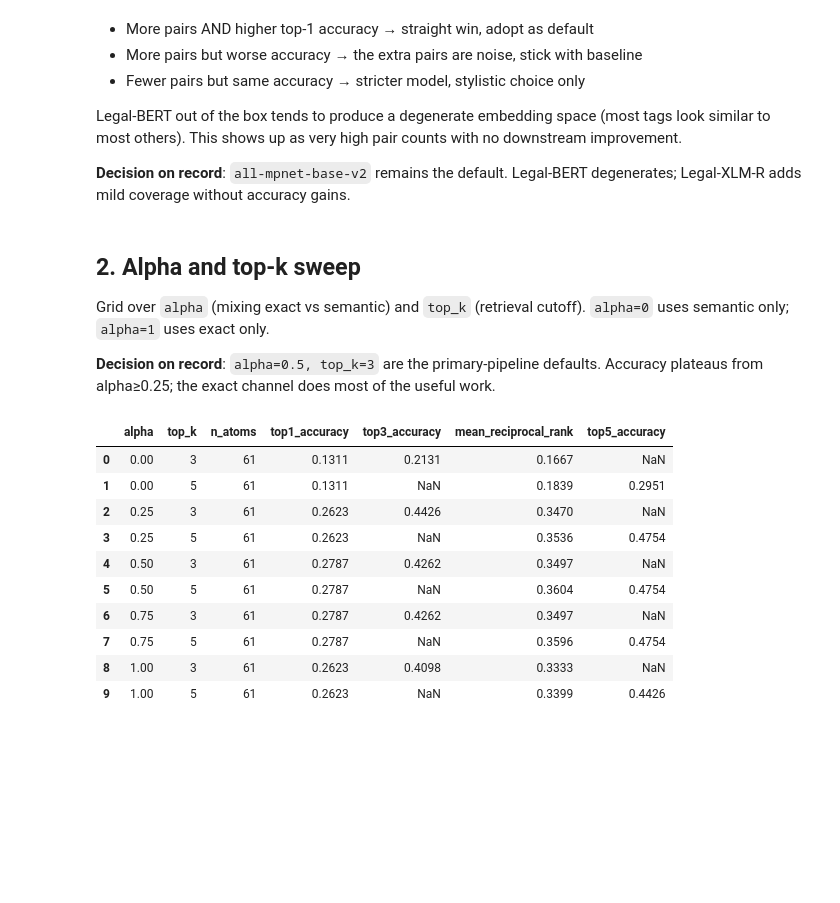
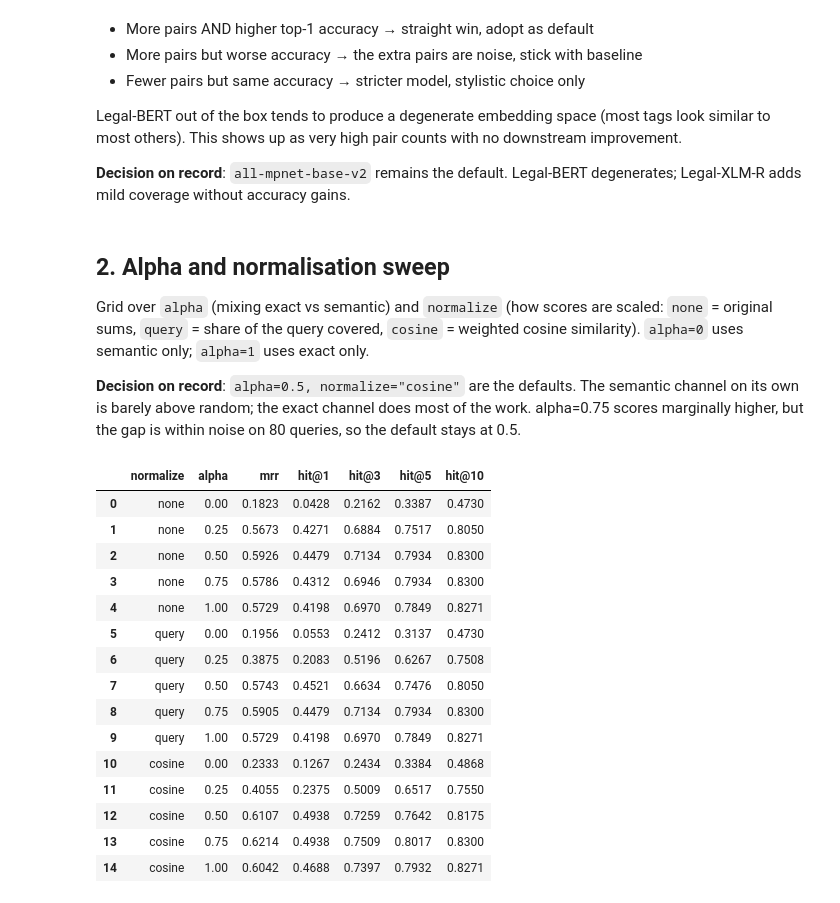
Before and after one commit to robinAssam/ArticleRelationshipModel, a Jupyter notebook: notebooks/02_experiments.ipynb, the cells around one changed output. Drawn from its saved outputs; the diff is of its cells as text; code cells hidden in the pictures; blank space fills up the shorter version.

```diff
--- a/notebooks/02_experiments.ipynb
+++ b/notebooks/02_experiments.ipynb
@@ -248,7 +249,7 @@ for label, pairs in sim_pairs_by_model.items():
     if pairs is None:
         downstream.append({'model': label, 'status': 'skipped'})
         continue
-    _, s = evaluate_classifier_loo(df, weights=weights_idf, sim_pairs=pairs, alpha=0.5, top_k=3)
+    _, s = evaluate_article_retrieval(df, sim_pairs=pairs, alpha=0.5)
     downstream.append({'model': label, 'n_sim_pairs': len(pairs), **s})
 
 pd.DataFrame(downstream)
@@ -273,29 +274,38 @@ counts with no downstream improvement.
 **Decision on record**: `all-mpnet-base-v2` remains the default. Legal-BERT
 degenerates; Legal-XLM-R adds mild coverage without accuracy gains.
 # %% [markdown]
-## 2. Alpha and top-k sweep
+## 2. Alpha and normalisation sweep
 
-Grid over `alpha` (mixing exact vs semantic) and `top_k` (retrieval cutoff).
-`alpha=0` uses semantic only; `alpha=1` uses exact only.
+Grid over `alpha` (mixing exact vs semantic) and `normalize` (how scores are
+scaled: `none` = original sums, `query` = share of the query covered,
+`cosine` = weighted cosine similarity). `alpha=0` uses semantic only;
+`alpha=1` uses exact only.
 
-**Decision on record**: `alpha=0.5, top_k=3` are the primary-pipeline defaults.
-Accuracy plateaus from alpha≥0.25; the exact channel does most of the useful work.
+**Decision on record**: `alpha=0.5, normalize="cosine"` are the defaults.
+The semantic channel on its own is barely above random; the exact channel
+does most of the work. alpha=0.75 scores marginally higher, but the gap is
+within noise on 80 queries, so the default stays at 0.5.
 # %%
 sweep_rows = []
-for a in [0.0, 0.25, 0.5, 0.75, 1.0]:
-    for k in [3, 5]:
-        _, s = evaluate_classifier_loo(df, weights=weights_idf, sim_pairs=sim_pairs, alpha=a, top_k=k)
-        sweep_rows.append({'alpha': a, 'top_k': k, **s})
-pd.DataFrame(sweep_rows)
+for norm in ['none', 'query', 'cosine']:
+    for a in [0.0, 0.25, 0.5, 0.75, 1.0]:
+        _, s = evaluate_article_retrieval(df, sim_pairs=sim_pairs, alpha=a, normalize=norm)
+        sweep_rows.append({'normalize': norm, 'alpha': a, **s})
+pd.DataFrame(sweep_rows)[['normalize', 'alpha', 'mrr', 'hit@1', 'hit@3', 'hit@5', 'hit@10']]
 # %% [output]
-|  | alpha | top_k | n_atoms | top1_accuracy | top3_accuracy | mean_reciprocal_rank | top5_accuracy |
-| 0 | 0.00 | 3 | 61 | 0.1311 | 0.2131 | 0.1667 | NaN |
-| 1 | 0.00 | 5 | 61 | 0.1311 | NaN | 0.1839 | 0.2951 |
-| 2 | 0.25 | 3 | 61 | 0.2623 | 0.4426 | 0.3470 | NaN |
-| 3 | 0.25 | 5 | 61 | 0.2623 | NaN | 0.3536 | 0.4754 |
-| 4 | 0.50 | 3 | 61 | 0.2787 | 0.4262 | 0.3497 | NaN |
-| 5 | 0.50 | 5 | 61 | 0.2787 | NaN | 0.3604 | 0.4754 |
-| 6 | 0.75 | 3 | 61 | 0.2787 | 0.4262 | 0.3497 | NaN |
-| 7 | 0.75 | 5 | 61 | 0.2787 | NaN | 0.3596 | 0.4754 |
-| 8 | 1.00 | 3 | 61 | 0.2623 | 0.4098 | 0.3333 | NaN |
-| 9 | 1.00 | 5 | 61 | 0.2623 | NaN | 0.3399 | 0.4426 |
+|  | normalize | alpha | mrr | hit@1 | hit@3 | hit@5 | hit@10 |
+| 0 | none | 0.00 | 0.1823 | 0.0428 | 0.2162 | 0.3387 | 0.4730 |
+| 1 | none | 0.25 | 0.5673 | 0.4271 | 0.6884 | 0.7517 | 0.8050 |
+| 2 | none | 0.50 | 0.5926 | 0.4479 | 0.7134 | 0.7934 | 0.8300 |
+| 3 | none | 0.75 | 0.5786 | 0.4312 | 0.6946 | 0.7934 | 0.8300 |
+| 4 | none | 1.00 | 0.5729 | 0.4198 | 0.6970 | 0.7849 | 0.8271 |
+| 5 | query | 0.00 | 0.1956 | 0.0553 | 0.2412 | 0.3137 | 0.4730 |
+| 6 | query | 0.25 | 0.3875 | 0.2083 | 0.5196 | 0.6267 | 0.7508 |
+| 7 | query | 0.50 | 0.5743 | 0.4521 | 0.6634 | 0.7476 | 0.8050 |
+| 8 | query | 0.75 | 0.5905 | 0.4479 | 0.7134 | 0.7934 | 0.8300 |
+| 9 | query | 1.00 | 0.5729 | 0.4198 | 0.6970 | 0.7849 | 0.8271 |
+| 10 | cosine | 0.00 | 0.2333 | 0.1267 | 0.2434 | 0.3384 | 0.4868 |
+| 11 | cosine | 0.25 | 0.4055 | 0.2375 | 0.5009 | 0.6517 | 0.7550 |
+| 12 | cosine | 0.50 | 0.6107 | 0.4938 | 0.7259 | 0.7642 | 0.8175 |
+| 13 | cosine | 0.75 | 0.6214 | 0.4938 | 0.7509 | 0.8017 | 0.8300 |
+| 14 | cosine | 1.00 | 0.6042 | 0.4688 | 0.7397 | 0.7932 | 0.8271 |
```
Also changed, not shown: parts of 9 cells of this notebook, 16 other files.
